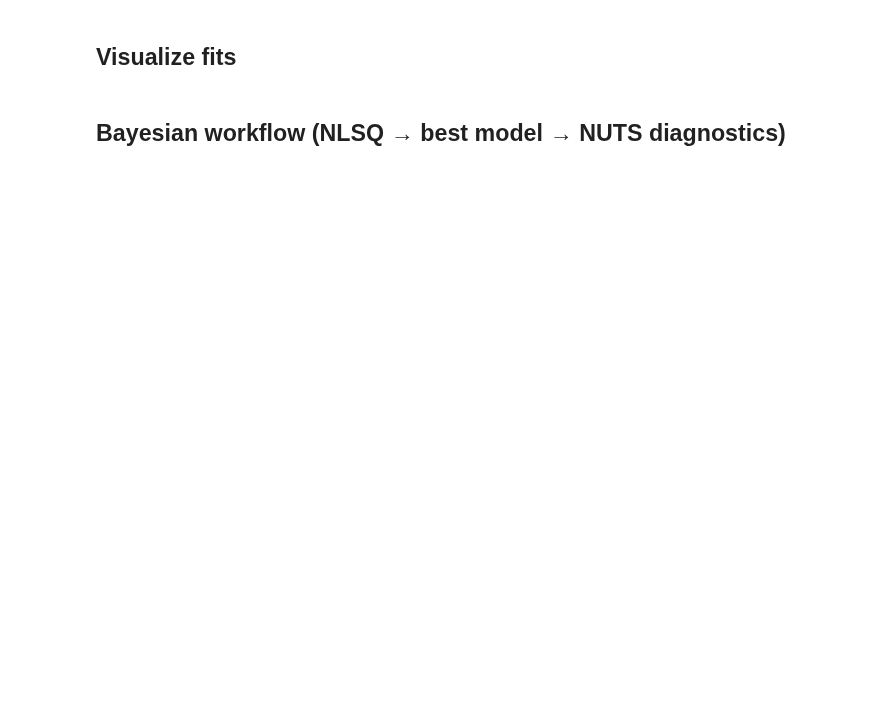
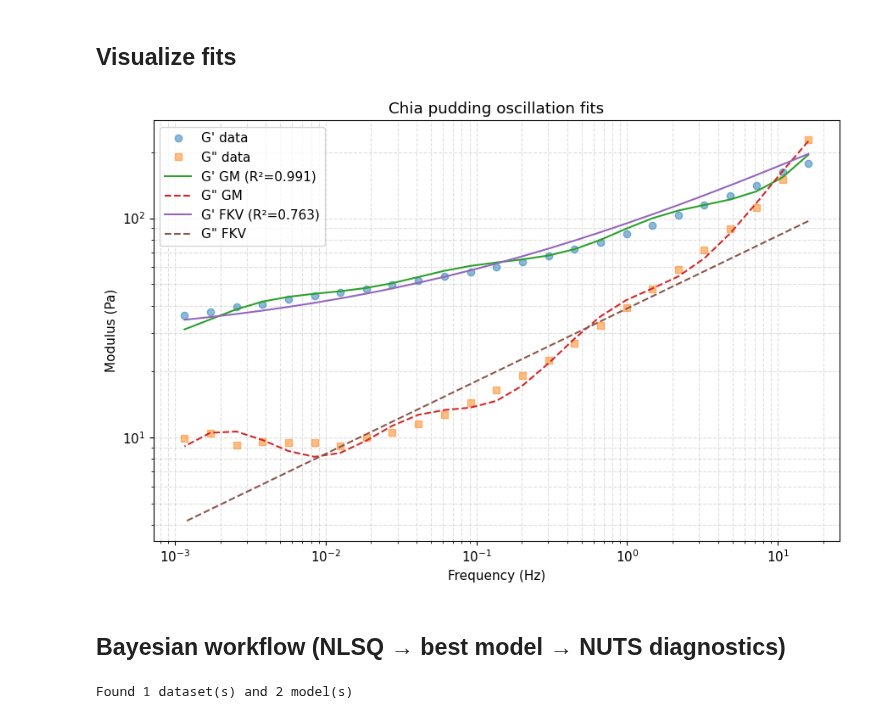
Before and after one commit to imewei/rheojax, a Jupyter notebook: examples/verification/saos/saos_chia_pudding.ipynb, the cells around one changed output. Saved outputs shown, nothing was run; the diff lists cells and outputs as text; code cells hidden in the pictures; blank space fills up the shorter version.

```diff
--- a/examples/verification/saos/saos_chia_pudding.ipynb
+++ b/examples/verification/saos/saos_chia_pudding.ipynb
@@ -76,14 +83,15 @@ gm.fit(omega, G_star, test_mode='oscillation', use_log_residuals=True)
 gm_pred = gm.predict(omega)
 gm_r2 = r2_complex(G_star, gm_pred)
 
-fm_pred = np.full_like(G_star, np.nan)
-fm_r2 = np.nan
-try:
-    fm = FractionalMaxwellModel()
-    fm.fit(omega, G_star, test_mode='oscillation', use_log_residuals=True)
-    fm_pred = fm.predict(omega, test_mode='oscillation')
-    fm_r2 = r2_complex(G_star, fm_pred)
-except Exception as exc:
-    print(f"Fractional Maxwell fit failed: {exc}")
+# Chia pudding is a gel: G' shows a low-frequency elastic plateau, so the
+# gel-type Fractional Kelvin-Voigt (parallel spring) is the appropriate
+# single-element fractional comparison. A Fractional Maxwell (liquid) model
+# cannot represent the plateau and collapses to a poor fit on this data.
+fkv = FractionalKelvinVoigt()
+fkv.fit(omega, G_star, test_mode='oscillation', use_log_residuals=True)
+fkv_pred = np.asarray(fkv.predict(omega, test_mode='oscillation'))
+if fkv_pred.ndim == 2 and fkv_pred.shape[1] == 2:
+    fkv_pred = fkv_pred[:, 0] + 1j * fkv_pred[:, 1]
+fkv_r2 = r2_complex(G_star, fkv_pred)
 
-print({'gm_r2': gm_r2, 'fm_r2': fm_r2})
+print({'gm_r2': gm_r2, 'fkv_r2': fkv_r2})
@@ -92,20 +119,21 @@ print({'gm_r2': gm_r2, 'fm_r2': fm_r2})
 # %%
 fig, ax = plt.subplots(figsize=(9, 6))
 ax.loglog(freq_hz, np.real(G_star), 'o', label="G' data", alpha=0.5)
 ax.loglog(freq_hz, np.imag(G_star), 's', label='G" data', alpha=0.5)
-ax.loglog(freq_hz, np.real(gm_pred), '-', label="G' GM")
+ax.loglog(freq_hz, np.real(gm_pred), '-', label=f"G' GM (R²={gm_r2:.3f})")
 ax.loglog(freq_hz, np.imag(gm_pred), '--', label='G" GM')
-if np.isfinite(fm_r2):
-    ax.loglog(freq_hz, np.real(fm_pred), '-', label="G' FM")
-    ax.loglog(freq_hz, np.imag(fm_pred), '--', label='G" FM')
+ax.loglog(freq_hz, np.real(fkv_pred), '-', label=f"G' FKV (R²={fkv_r2:.3f})")
+ax.loglog(freq_hz, np.imag(fkv_pred), '--', label='G" FKV')
 ax.set_xlabel('Frequency (Hz)')
 ax.set_ylabel('Modulus (Pa)')
 ax.set_title('Chia pudding oscillation fits')
 ax.grid(True, which='both', ls='--', alpha=0.4)
 ax.legend()
 plt.tight_layout()
 display(fig)
 plt.close(fig)
+# %% [output]
+[figure, added]
 # %% [markdown]
 ## Bayesian workflow (NLSQ → best model → NUTS diagnostics)
 # %%
@@ -185,6 +212,8 @@ def _collect_candidate_models():
 datasets = _detect_datasets()
 model_entries = _collect_candidate_models()
 print(f"Found {len(datasets)} dataset(s) and {len(model_entries)} model(s)")
+# %% [output]
+Found 1 dataset(s) and 2 model(s)
 # %%
 # NLSQ fitting loop - fit all models to all datasets
 all_fits = {}  # {dataset_idx: [fit_records]}
```
Also changed, not shown: parts of 7 cells of this notebook, 38 other files.
